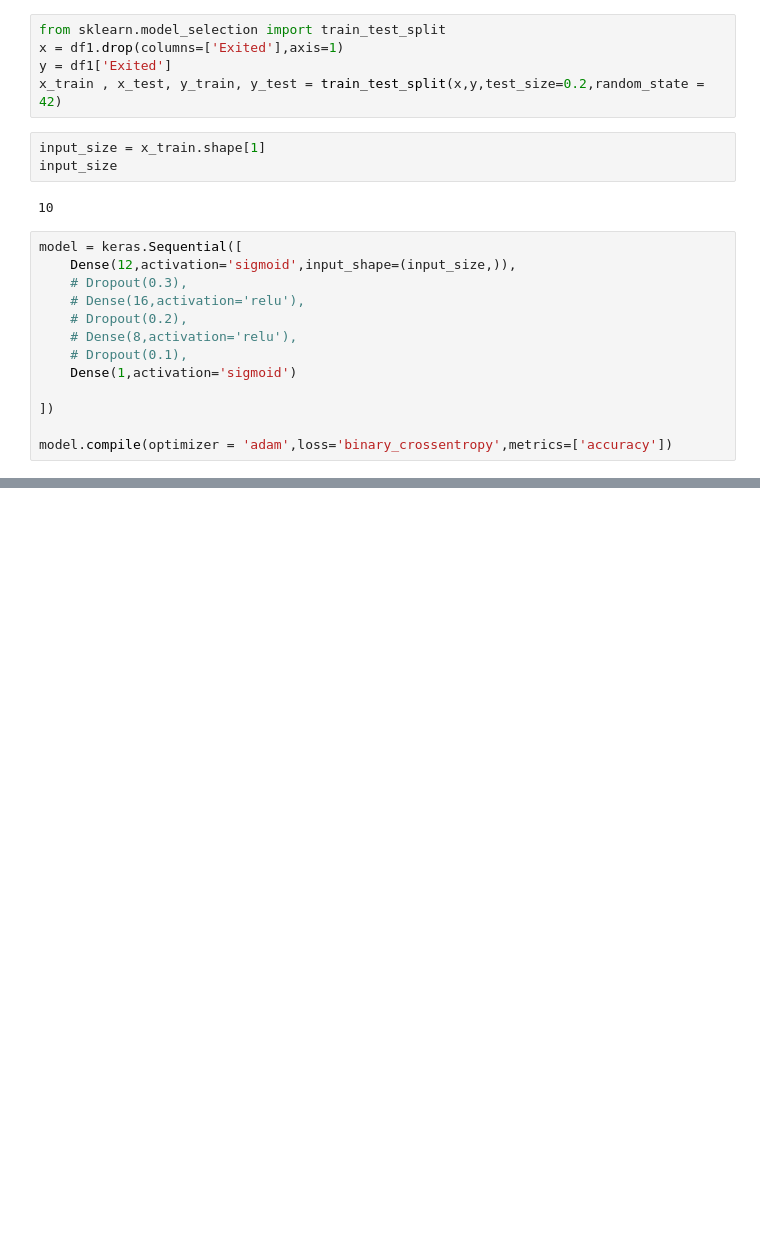
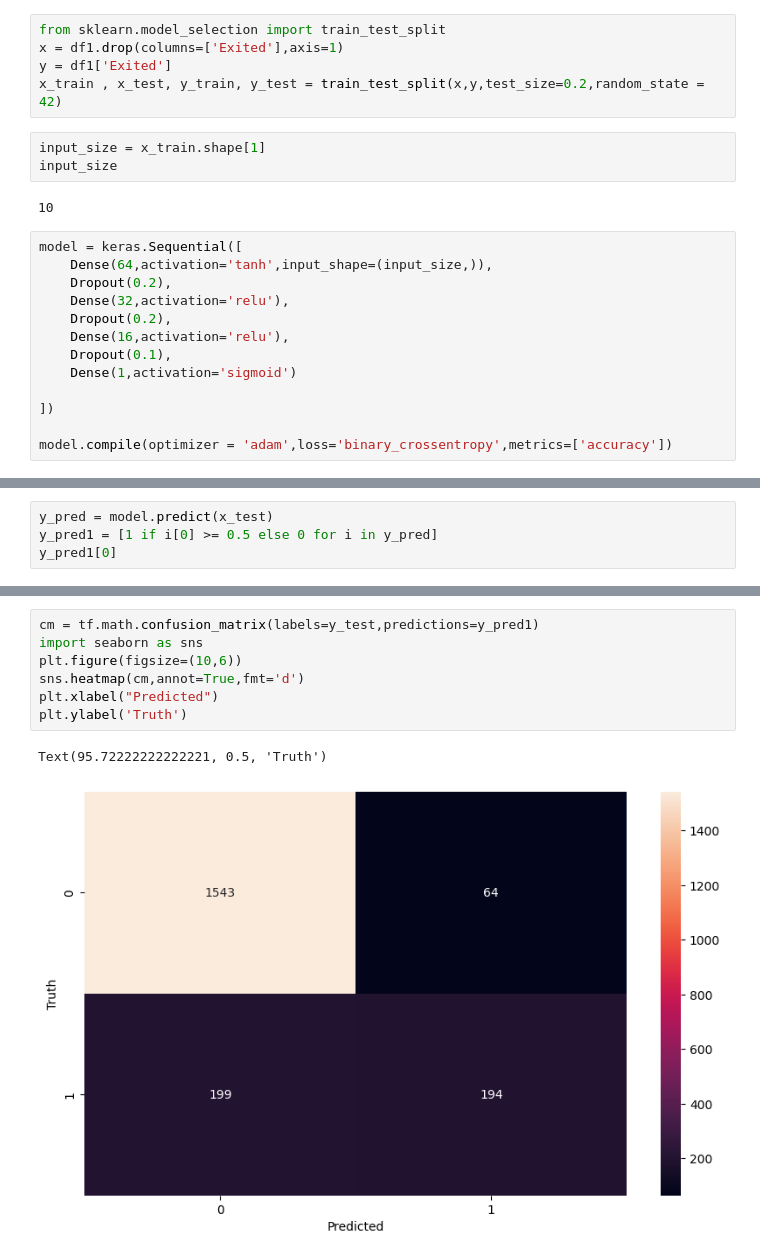
Before and after one commit to samiul1221/ML, a Jupyter notebook: Kaggle Bank Churn Modelling.ipynb, the cells around one changed output, grey strips where cells are left out. Cells and saved outputs as stored; diff of their text form; blank space fills up the shorter version.

```diff
--- a/Kaggle Bank Churn Modelling.ipynb
+++ b/Kaggle Bank Churn Modelling.ipynb
@@ -58,12 +58,12 @@ input_size
 10
 # %%
 model = keras.Sequential([
-    Dense(12,activation='sigmoid',input_shape=(input_size,)),
-    # Dropout(0.3),
-    # Dense(16,activation='relu'),
-    # Dropout(0.2),
-    # Dense(8,activation='relu'),
-    # Dropout(0.1),
+    Dense(64,activation='tanh',input_shape=(input_size,)),
+    Dropout(0.2),
+    Dense(32,activation='relu'),
+    Dropout(0.2),
+    Dense(16,activation='relu'),
+    Dropout(0.1),
     Dense(1,activation='sigmoid')
 
 ])
@@ -101,0 +98,4 @@ y_pred = model.predict(x_test)
+# %%
+y_pred = model.predict(x_test)
+y_pred1 = [1 if i[0] >= 0.5 else 0 for i in y_pred]
+y_pred1[0]
@@ -101,0 +118,10 @@ y_pred = model.predict(x_test)
+# %%
+cm = tf.math.confusion_matrix(labels=y_test,predictions=y_pred1)
+import seaborn as sns
+plt.figure(figsize=(10,6))
+sns.heatmap(cm,annot=True,fmt='d')
+plt.xlabel("Predicted")
+plt.ylabel('Truth')
+# %% [output]
+Text(95.72222222222221, 0.5, 'Truth')
+[figure, added]
```
Also changed, not shown: parts of 6 cells of this notebook, 6 other files.
